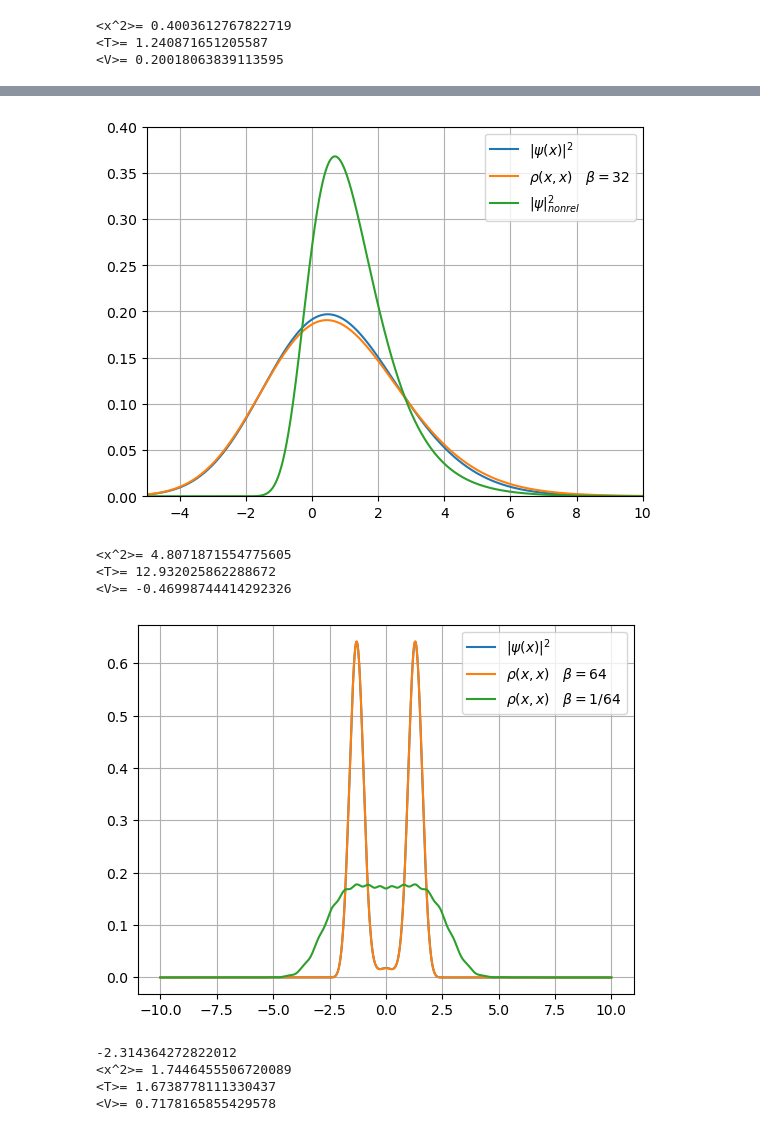
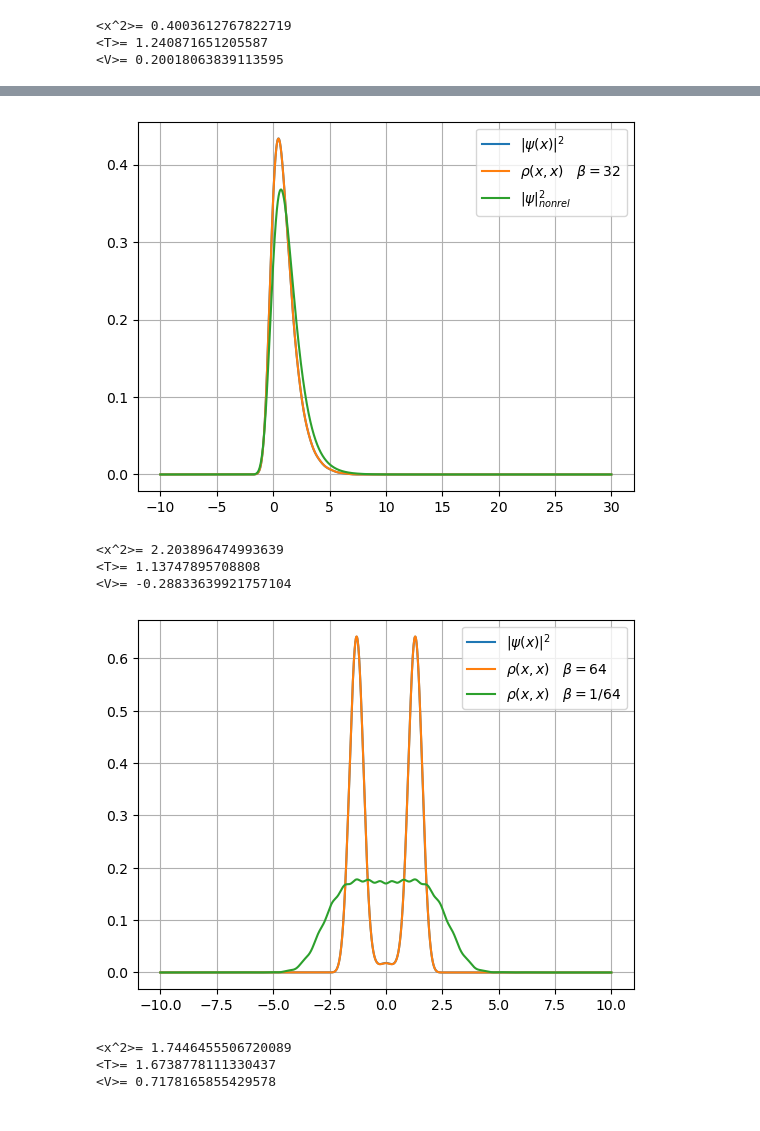
Before and after one commit to Vsevolod2001/PIMC, a Jupyter notebook: PIMC-py/Normalizing flow/ShredValues.ipynb, the cells around one changed output, grey strips where cells are left out. Saved outputs shown, nothing was run; the diff lists cells and outputs as text; code cells hidden in the pictures.

```diff
--- a/PIMC-py/Normalizing flow/ShredValues.ipynb
+++ b/PIMC-py/Normalizing flow/ShredValues.ipynb
@@ -124,7 +124,7 @@ def get_V_morse(alpha):
     def V_morse(x):
         y = np.exp(-alpha * x)-1
         return 0.5*(y**2-1)
-    return V
+    return V_morse
 
 def theor_Psi2(alpha,x):
         N = 2**(2 / alpha - 1) * (2-alpha)/( (alpha ** (2/alpha - 1)) * gamma(2/alpha))
@@ -200,27 +184,26 @@ print("<V>=",solv.mean_x(V))
 # %%
 alpha=1
 V = get_V_morse(alpha)
-solv = Solver_Herm(-50,200,0.005,90,V,T_rel)
+solv = Solver_Herm(-10,30,0.005,30,V,T_rel)
 solv.compute_all()
 
 plt.figure()
 plt.grid(True)
 plt.plot(solv.x,solv.vectors_x[0]**2)
 plt.plot(solv.x,solv.get_rho(32))
 plt.plot(solv.x,theor_Psi2(alpha,solv.x))
-plt.axis([-5,10,0,0.4])
 plt.legend([r"$|\psi(x)|^2$",r"$\rho(x,x) \quad \beta=32$",r"$|\psi|^2_{nonrel}$"])
 plt.show()
 
 
 print("<x^2>=",solv.mean_x(x2))
 print("<T>=",solv.mean_p(T_rel))
 print("<V>=",solv.mean_x(V))
 # %% [output]
-[figure, old version]
+[figure, new version]
-<x^2>= 4.8071871554775605
-<T>= 12.932025862288672
-<V>= -0.46998744414292326
+<x^2>= 2.203896474993639
+<T>= 1.13747895708808
+<V>= -0.28833639921757104
 # %%
 def V_tw(x):
     x0=1.41
@@ -237,14 +220,11 @@ plt.plot(solv.x,solv.get_rho(1/64))
 plt.legend([r"$|\psi(x)|^2$",r"$\rho(x,x) \quad \beta=64$",r"$\rho(x,x) \quad \beta=1/64$"])
 plt.show()
 
-print(-solv.log_Z(1/64))
-
 print("<x^2>=",solv.mean_x(x2))
 print("<T>=",solv.mean_p(T_rel))
 print("<V>=",solv.mean_x(V_tw))
 # %% [output]
 [figure]
--2.314364272822012
 <x^2>= 1.7446455506720089
 <T>= 1.6738778111330437
 <V>= 0.7178165855429578
```
Also changed, not shown: parts of 8 cells of this notebook.
